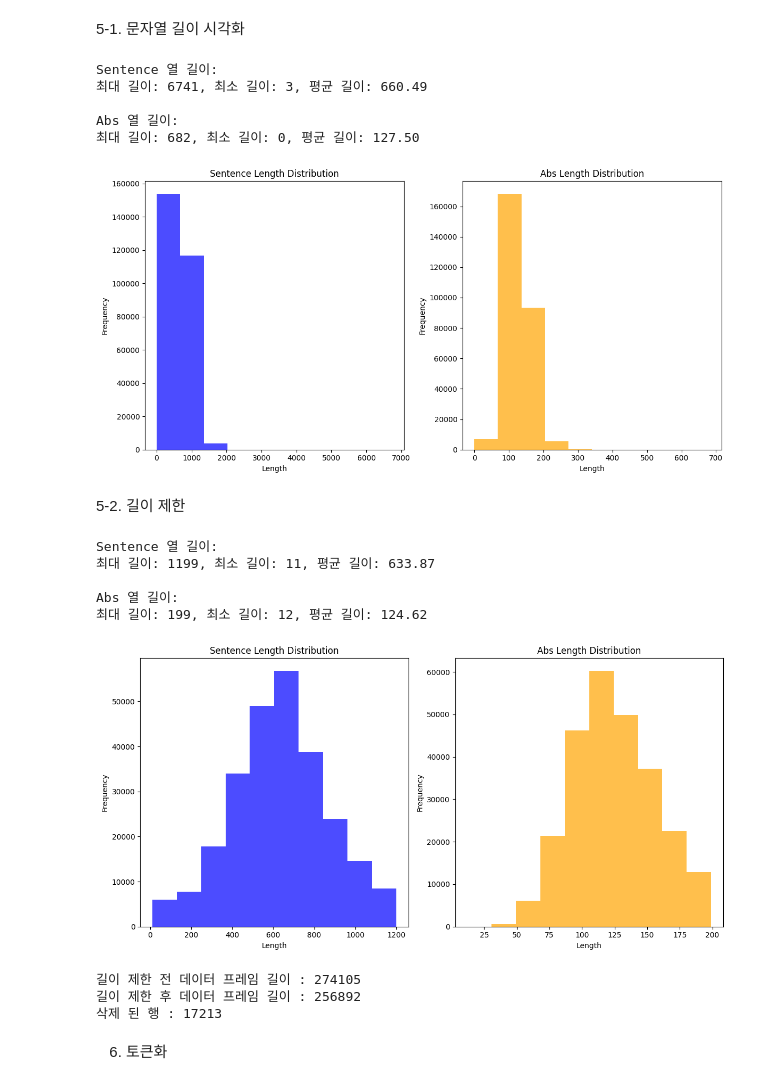
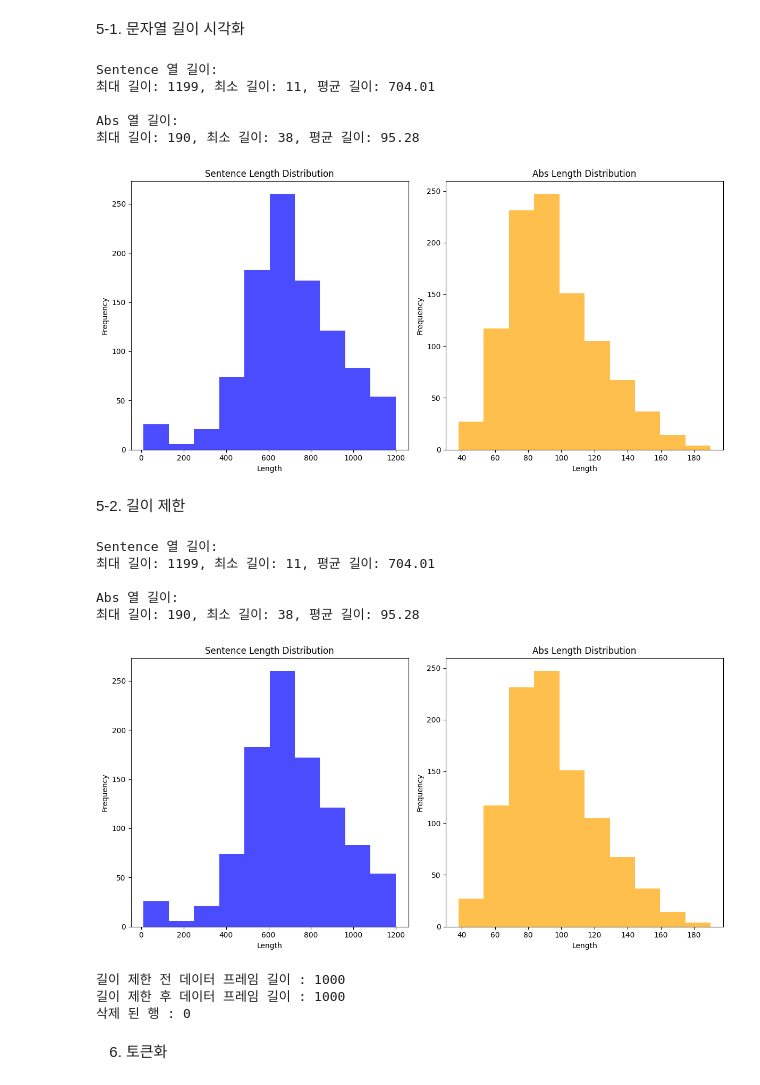
Before and after one commit to kimdj0413/TJ_FInal_Project, a Jupyter notebook: KDJ/News_Summarization/Code/DataPrerocess/FinalPreprocess.ipynb, the cells around one changed output. Saved outputs shown, nothing was run; the diff lists cells and outputs as text; code cells hidden in the pictures.

```diff
--- a/KDJ/News_Summarization/Code/DataPrerocess/FinalPreprocess.ipynb
+++ b/KDJ/News_Summarization/Code/DataPrerocess/FinalPreprocess.ipynb
@@ -15,13 +15,14 @@ from tqdm import tqdm
 # %% [markdown]
 1. 데이터 불러오기 및 합치기
 # %%
-raw_train_df = pd.read_csv('D:/TJ_FInal_Project/KDJ/News_Summarization/Data/문서요약 텍스트/Preprocess/train.csv')
-raw_valid_df = pd.read_csv('D:/TJ_FInal_Project/KDJ/News_Summarization/Data/문서요약 텍스트/Preprocess/valid.csv')
+# raw_train_df = pd.read_csv('D:/TJ_FInal_Project/KDJ/News_Summarization/Data/문서요약 텍스트/Preprocess/train.csv')
+# raw_valid_df = pd.read_csv('D:/TJ_FInal_Project/KDJ/News_Summarization/Data/문서요약 텍스트/Preprocess/valid.csv')
 
-raw_df = pd.concat([raw_train_df, raw_valid_df], ignore_index=True)
+# raw_df = pd.concat([raw_train_df, raw_valid_df], ignore_index=True)
 
-print(f'원본 트레인 데이터 길이 : {len(raw_train_df)}')
-print(f'원본 검증 데이터 길이 : {len(raw_valid_df)}')
-print(f'예상 최종 데이터 길이 : {len(raw_train_df)+len(raw_valid_df)}')
-print(f'실제 데이터 길이 : {len(raw_df)}')
-print(raw_df.head())
+# print(f'원본 트레인 데이터 길이 : {len(raw_train_df)}')
+# print(f'원본 검증 데이터 길이 : {len(raw_valid_df)}')
+# print(f'예상 최종 데이터 길이 : {len(raw_train_df)+len(raw_valid_df)}')
+# print(f'실제 데이터 길이 : {len(raw_df)}')
+# print(raw_df.head())
+raw_df = pd.read_csv('D:/TJ_FInal_Project/KDJ/News_Summarization/Data/문서요약 텍스트/Preprocess/finalPreprocessTemp.csv')
@@ -46,7 +29,7 @@ print(raw_df.head())
 # %% [markdown]
 2. title 열 날리기
 # %%
-raw_df = raw_df.iloc[:, 1:]
+raw_df = raw_df.iloc[:, 2:]
 print(raw_df.head())
 # %% [output]
                                             sentence  \
@@ -162,36 +152,38 @@ def data_length_distribution(df, sentence='sentence', abs='abs'):
 data_length_distribution(df)
 # %% [output]
 Sentence 열 길이:
-최대 길이: 6741, 최소 길이: 3, 평균 길이: 660.49
+최대 길이: 1199, 최소 길이: 11, 평균 길이: 704.01
 
 Abs 열 길이:
-최대 길이: 682, 최소 길이: 0, 평균 길이: 127.50
+최대 길이: 190, 최소 길이: 38, 평균 길이: 95.28
-[figure, old version]
+[figure, new version]
 # %% [markdown]
 5-2. 길이 제한
 # %%
 pre_length = len(df)
 
 df = df[(df['sentence'].str.len() > 10) & (df['sentence'].str.len() < 1200)]
 df = df[(df['abs'].str.len() > 10) & (df['abs'].str.len() < 200)]
 
 data_length_distribution(df)
 
 after_length = len(df)
 
 print(f'길이 제한 전 데이터 프레임 길이 : {pre_length}')
 print(f'길이 제한 후 데이터 프레임 길이 : {after_length}')
 print(f'삭제 된 행 : {pre_length-after_length}')
+
+df.to_csv('D:/TJ_FInal_Project/KDJ/News_Summarization/Data/문서요약 텍스트/Preprocess/finalPreprocess.csv')
 # %% [output]
 Sentence 열 길이:
-최대 길이: 1199, 최소 길이: 11, 평균 길이: 633.87
+최대 길이: 1199, 최소 길이: 11, 평균 길이: 704.01
 
 Abs 열 길이:
-최대 길이: 199, 최소 길이: 12, 평균 길이: 124.62
+최대 길이: 190, 최소 길이: 38, 평균 길이: 95.28
-[figure, old version]
+[figure, new version]
-길이 제한 전 데이터 프레임 길이 : 274105
-길이 제한 후 데이터 프레임 길이 : 256892
-삭제 된 행 : 17213
+길이 제한 전 데이터 프레임 길이 : 1000
+길이 제한 후 데이터 프레임 길이 : 1000
+삭제 된 행 : 0
 # %% [markdown]
 6. 토큰화
 # %% [markdown]
```
Also changed, not shown: parts of 8 cells of this notebook, 3 other files.
